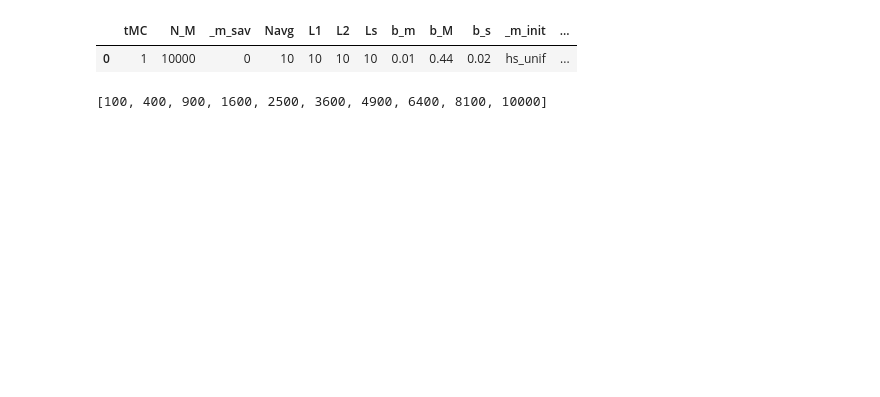
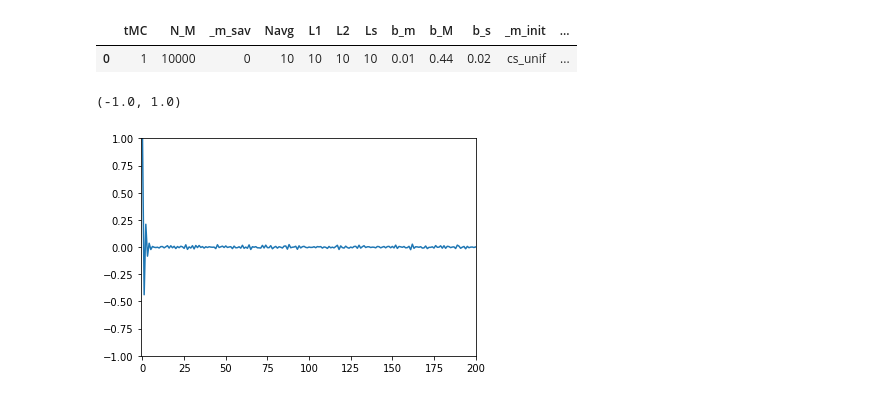
Before and after one commit to giulioiannelli/ising-model, a Jupyter notebook: tools/acf_visualiser.ipynb, the cells around one changed output. Drawn from its saved outputs; the diff is of its cells as text; code cells hidden in the pictures; blank space fills up the shorter version.

```diff
--- a/tools/acf_visualiser.ipynb
+++ b/tools/acf_visualiser.ipynb
@@ -12,11 +12,10 @@ current working dir: /home/giulio/PhD/projects/ising-model
 # %%
 pthconfig = "res/config/.config_acf_compute"
 df = pd.read_csv(pthconfig)
+df
+# %% [output]
+|  | tMC | N_M | _m_sav | Navg | L1 | L2 | Ls | b_m | b_M | b_s | _m_init | ... |
+| 0 | 1 | 10000 | 0 | 10 | 10 | 10 | 10 | 0.01 | 0.44 | 0.02 | cs_unif | ... |
-# %%
-df
-# %% [output]
-|  | tMC | N_M | _m_sav | Navg | L1 | L2 | Ls | b_m | b_M | b_s | _m_init | ... |
-| 0 | 1 | 10000 | 0 | 10 | 10 | 10 | 10 | 0.01 | 0.44 | 0.02 | hs_unif | ... |
 # %%
 L1, L2 = df['L1'][0], df['L2'][0];
 N = L1 * L2
@@ -27,7 +26,12 @@ while (N <= df['N_M'][0]):
     L2 += df['Ls'][0]
     N = L1 * L2;
 betalst = np.arange(df['b_m'][0], df['b_M'][0], df['b_s'][0])
-# %%
-Nlst
-# %% [output]
-[100, 400, 900, 1600, 2500, 3600, 4900, 6400, 8100, 10000]
+# %%
+pth = f"res/obs/N=900/bt=0.17/ACF_avg=10.bin"
+acf = np.fromfile(pth, dtype=np.double)
+plt.plot(acf, '-')
+plt.xlim(-1,200)
+plt.ylim(-1, 1)
+# %% [output]
+(-1.0, 1.0)
+[figure, added]
```
Also changed, not shown: parts of 3 cells of this notebook, 9 other files.
